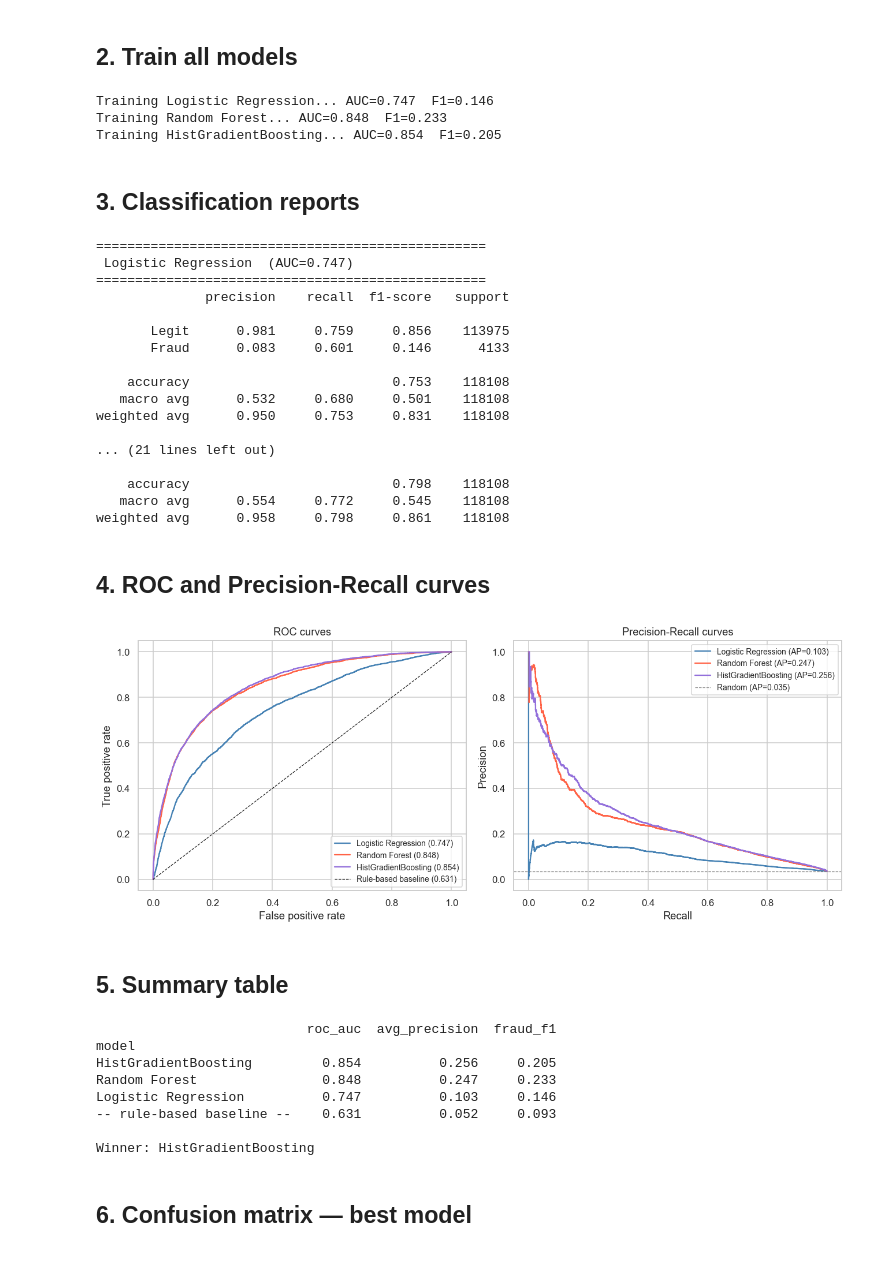
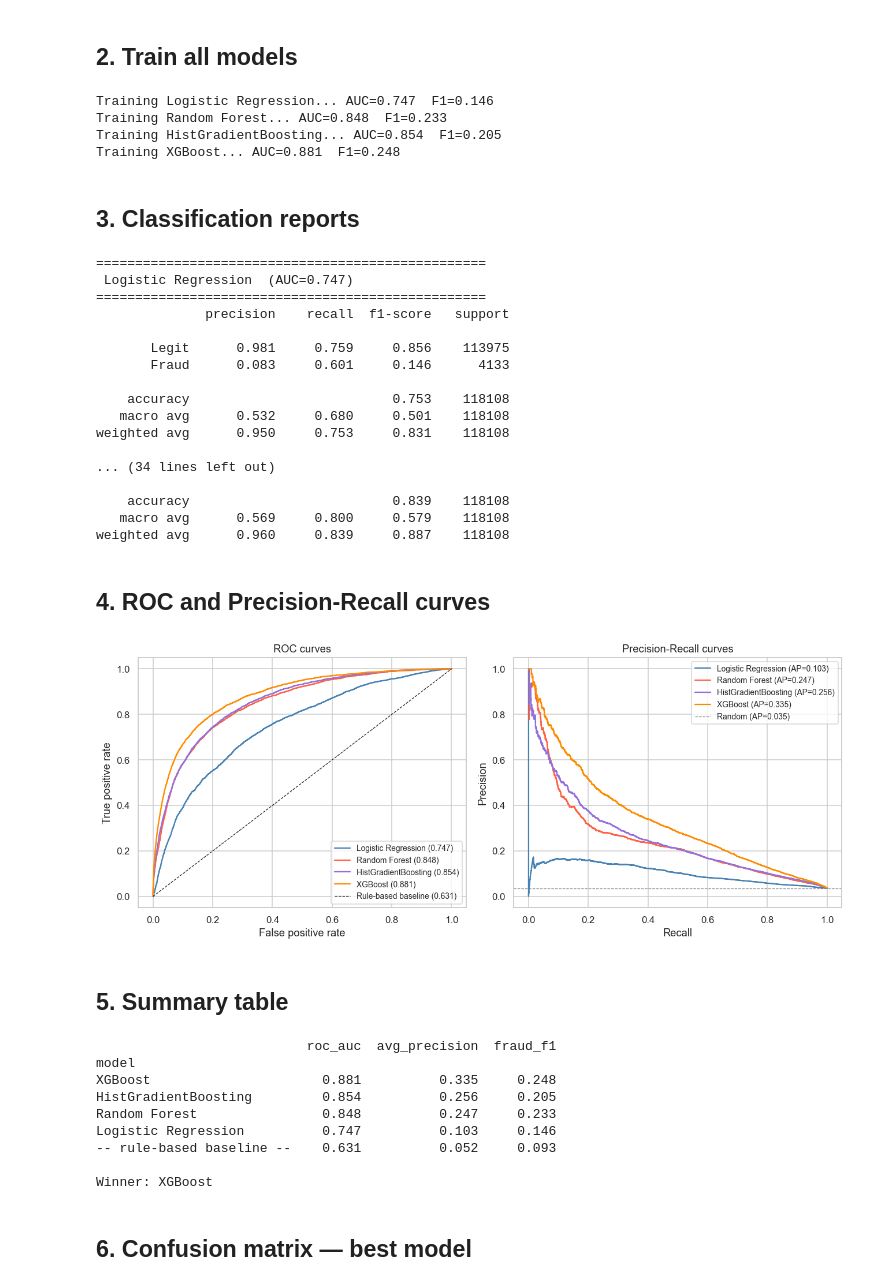
Before and after one commit to ashrafulhaqove/ecommerce-fraud-analysis, a Jupyter notebook: analysis/04_model_selection.ipynb, the cells around one changed output. Saved outputs shown, nothing was run; the diff lists cells and outputs as text; code cells hidden in the pictures.

```diff
--- a/analysis/04_model_selection.ipynb
+++ b/analysis/04_model_selection.ipynb
@@ -70,6 +72,8 @@ Fraud rate  train: 3.50%  test: 3.50%
 # %% [markdown]
 ## 2. Train all models
 # %%
+scale_pos_weight = (y_train == 0).sum() / (y_train == 1).sum()
+
 models = {
     'Logistic Regression': LogisticRegression(
         class_weight='balanced', max_iter=1000, random_state=42
@@ -81,6 +85,12 @@ models = {
     'HistGradientBoosting': HistGradientBoostingClassifier(
         max_iter=200, class_weight='balanced',
         max_depth=6, random_state=42
+    ),
+    'XGBoost': XGBClassifier(
+        n_estimators=200, max_depth=6,
+        scale_pos_weight=scale_pos_weight,
+        eval_metric='logloss', random_state=42,
+        n_jobs=-1, verbosity=0,
     ),
 }
 
@@ -105,6 +115,7 @@ for name, model in models.items():
 Training Logistic Regression... AUC=0.747  F1=0.146
 Training Random Forest... AUC=0.848  F1=0.233
 Training HistGradientBoosting... AUC=0.854  F1=0.205
+Training XGBoost... AUC=0.881  F1=0.248
 # %% [markdown]
 ## 3. Classification reports
 # %%
@@ -127,43 +138,43 @@ for name, r in results.items():
    macro avg      0.532     0.680     0.501    118108
 weighted avg      0.950     0.753     0.831    118108
 
-... (21 lines left out)
+... (34 lines left out)
 
-    accuracy                          0.798    118108
-   macro avg      0.554     0.772     0.545    118108
-weighted avg      0.958     0.798     0.861    118108
+    accuracy                          0.839    118108
+   macro avg      0.569     0.800     0.579    118108
+weighted avg      0.960     0.839     0.887    118108
 # %% [markdown]
 ## 4. ROC and Precision-Recall curves
 # %%
 fig, axes = plt.subplots(1, 2, figsize=(12, 5))
-colors = ['steelblue', 'tomato', 'mediumpurple']
+colors = ['steelblue', 'tomato', 'mediumpurple', 'darkorange']
 
 ax = axes[0]
 for (name, r), color in zip(results.items(), colors):
     fpr, tpr, _ = roc_curve(y_test, r['y_prob'])
     ax.plot(fpr, tpr, color=color, label=f"{name} ({r['roc_auc']:.3f})")
 ax.plot([0,1],[0,1],'k--', linewidth=0.8, label='Rule-based baseline (0.631)')
 ax.set_xlabel('False positive rate')
 ax.set_ylabel('True positive rate')
 ax.set_title('ROC curves')
 ax.legend(fontsize=9)
 
 ax = axes[1]
 for (name, r), color in zip(results.items(), colors):
     prec_c, rec_c, _ = precision_recall_curve(y_test, r['y_prob'])
     ax.plot(rec_c, prec_c, color=color,
             label=f"{name} (AP={r['avg_precision']:.3f})")
 ax.axhline(y_test.mean(), color='gray', linestyle='--', linewidth=0.8,
            label=f'Random (AP={y_test.mean():.3f})')
 ax.set_xlabel('Recall')
 ax.set_ylabel('Precision')
 ax.set_title('Precision-Recall curves')
 ax.legend(fontsize=9)
 
 plt.tight_layout()
 plt.show()
 # %% [output]
-[figure, old version]
+[figure, new version]
 # %% [markdown]
 ## 5. Summary table
 # %%
@@ -184,12 +195,13 @@ print(f"\nWinner: {best_name}")
 # %% [output]
                            roc_auc  avg_precision  fraud_f1
 model
+XGBoost                      0.881          0.335     0.248
 HistGradientBoosting         0.854          0.256     0.205
 Random Forest                0.848          0.247     0.233
 Logistic Regression          0.747          0.103     0.146
 -- rule-based baseline --    0.631          0.052     0.093
 
-Winner: HistGradientBoosting
+Winner: XGBoost
 # %% [markdown]
 ## 6. Confusion matrix — best model
 # %%
```
Also changed, not shown: parts of 4 cells of this notebook, 1 other file.
